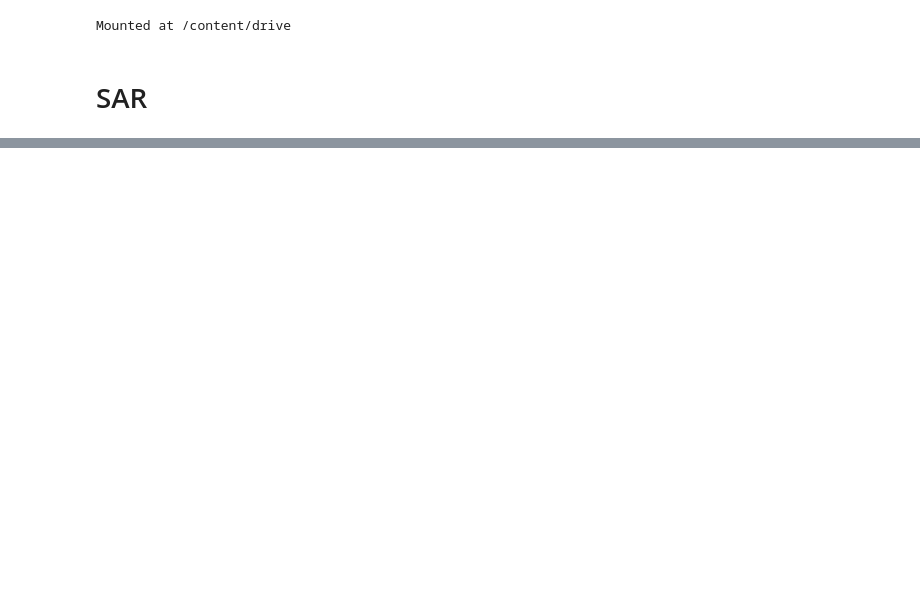
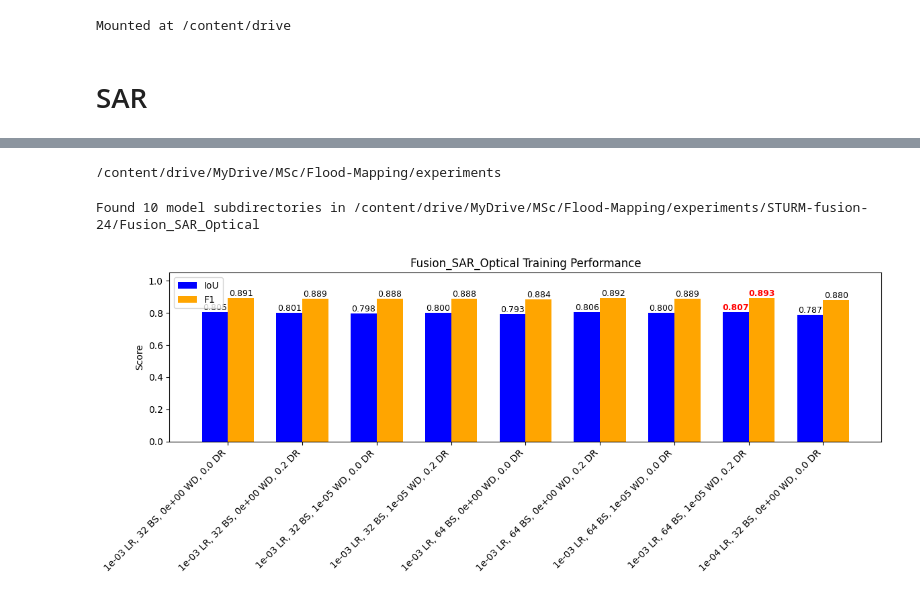
Before and after one commit to TAX2310/Flood-Mapping, a Jupyter notebook: 05_model_evaluation.ipynb, the cells around one changed output, grey strips where cells are left out. Drawn from its saved outputs; the diff is of its cells as text; code cells hidden in the pictures; blank space fills up the shorter version.

```diff
--- a/05_model_evaluation.ipynb
+++ b/05_model_evaluation.ipynb
@@ -113,0 +70,12 @@ Dropdown(description='DATA_TYPE:', options=(PosixPath('/content/drive/MyDrive/MS
+# %%
+from src.config import Fusion_CFG
+cfg = Fusion_CFG()
+cfg.ROOT = Path(root_path)
+print(cfg.EXP_DIR)
+# %% [output]
+/content/drive/MyDrive/MSc/Flood-Mapping/experiments
+# %%
+plot.view_f1_iou_bar(cfg)
+# %% [output]
+Found 10 model subdirectories in /content/drive/MyDrive/MSc/Flood-Mapping/experiments/STURM-fusion-24/Fusion_SAR_Optical
+[figure, added]
```
Also changed, not shown: parts of 4 cells of this notebook, 14 other files.
